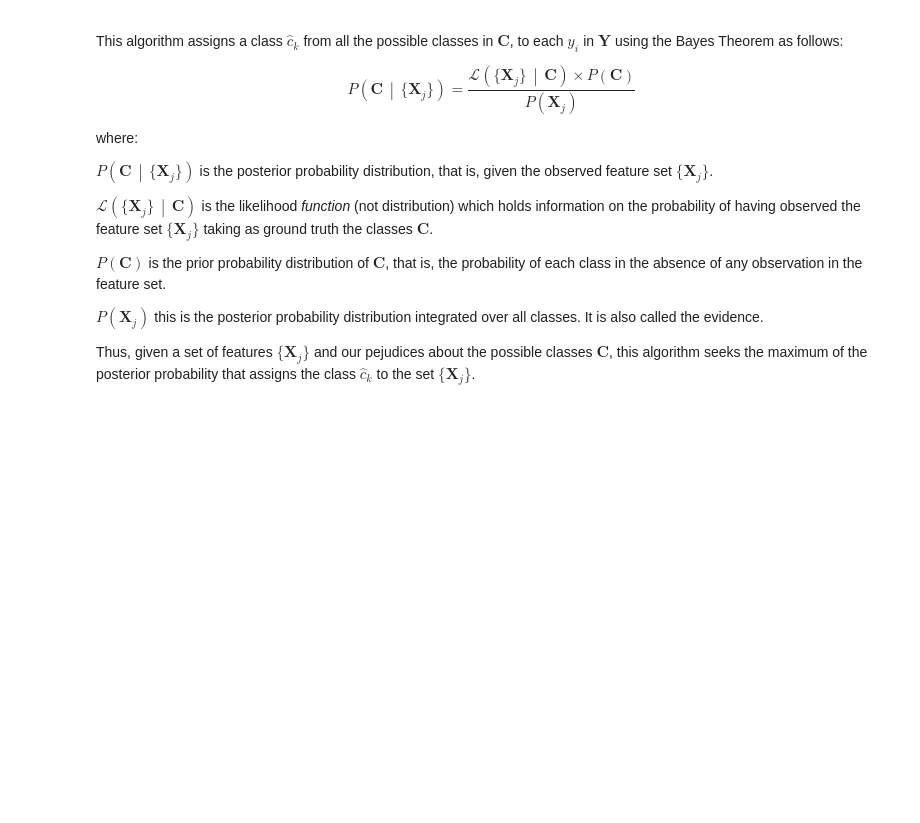
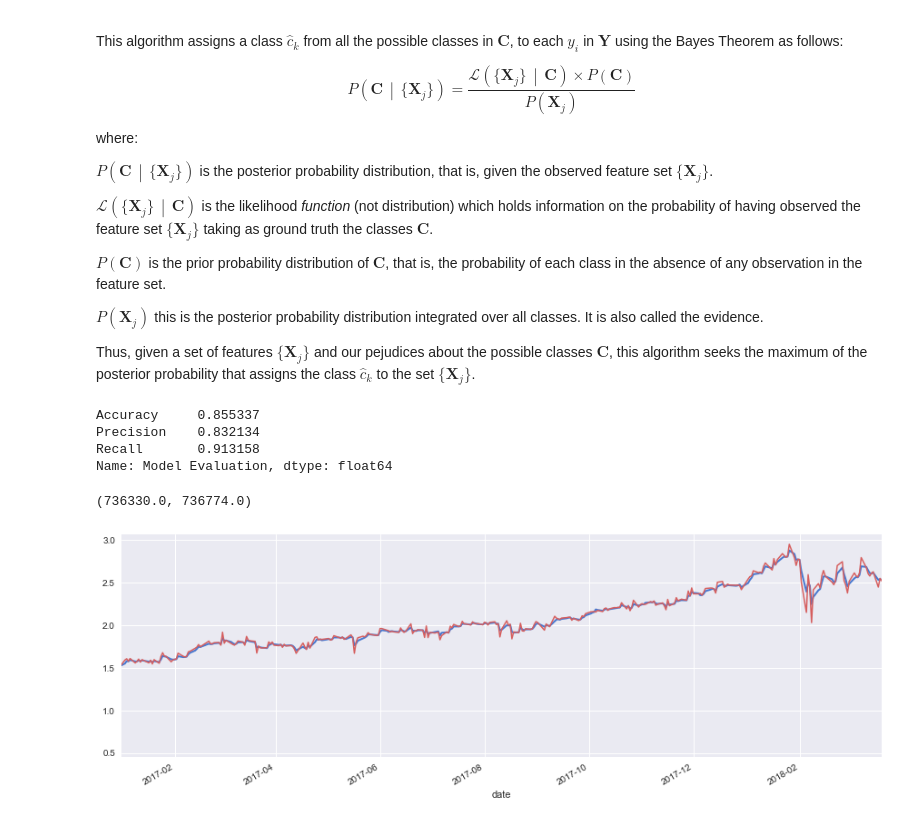
Before and after one commit to CBTrading/Experiments, a Jupyter notebook: ML-basics/naive-bayes.ipynb, the cells around one changed output. Drawn from its saved outputs; the diff is of its cells as text; code cells hidden in the pictures; blank space fills up the shorter version.

```diff
--- a/ML-basics/naive-bayes.ipynb
+++ b/ML-basics/naive-bayes.ipynb
@@ -20,0 +44,48 @@ Thus, given a set of features $\{\mathbf{X}_j\}$ and our pejudices about the pos
+# %%
+data = pd.read_csv("../data/raw/sp500_global_feature_pre_final.csv", index_col="Date")
+data.index = pd.to_datetime(data.index)
+data.columns = map(lambda name: name.lower(), data.columns)
+data.index.name = data.index.name.lower()
+# %%
+# binarize class column
+Y = data["class"].apply(lambda x: 1 if x=="UP" else -1)
+X = data.drop(columns="class")
+# implement data normalization
+X_norm = X.apply(preprocessing.scale)
+# implement filtering of features
+
+# implement data splitting
+X_train, X_test = data_split(X_norm, ratio=0.8)
+Y_train, Y_test = data_split(Y, ratio=0.8)
+# implement model training
+nbg = GaussianNB()
+nbg.fit(X_train, Y_train)
+# implement model testing
+Y_pred = nbg.predict(X_test)
+# implement model evaluation
+accuracy = accuracy_score(Y_test, Y_pred)
+precision = precision_score(Y_test, Y_pred)
+recall = recall_score(Y_test, Y_pred)
+model_eval = pd.Series(data=[accuracy, precision, recall], index="Accuracy Precision Recall".split(), name="Model Evaluation")
+model_eval
+# %% [output]
+Accuracy     0.855337
+Precision    0.832134
+Recall       0.913158
+Name: Model Evaluation, dtype: float64
+# %%
+# implement real-life prediction
+fig, ax = plt.subplots(1, 1, figsize=(15, 5))
+
+# data["gspc.close"].plot(lw=1.7, color="0.4")
+data_test["gspc.close"].plot(lw=2.0)
+
+delta_y = abs(data_test["gspc.close"].diff())
+y = data_test["gspc.close"]
+price_pred = Y_pred*delta_y + y
+
+ax.plot(data_test.index, price_pred, lw=1.5, color="r")
+ax.set_xlim(pd.date_range("2017-01-01", data.index[-1]).date[[0,-1]])
+# %% [output]
+(736330.0, 736774.0)
+[figure, added]
```
Also changed, not shown: parts of 2 cells of this notebook.
